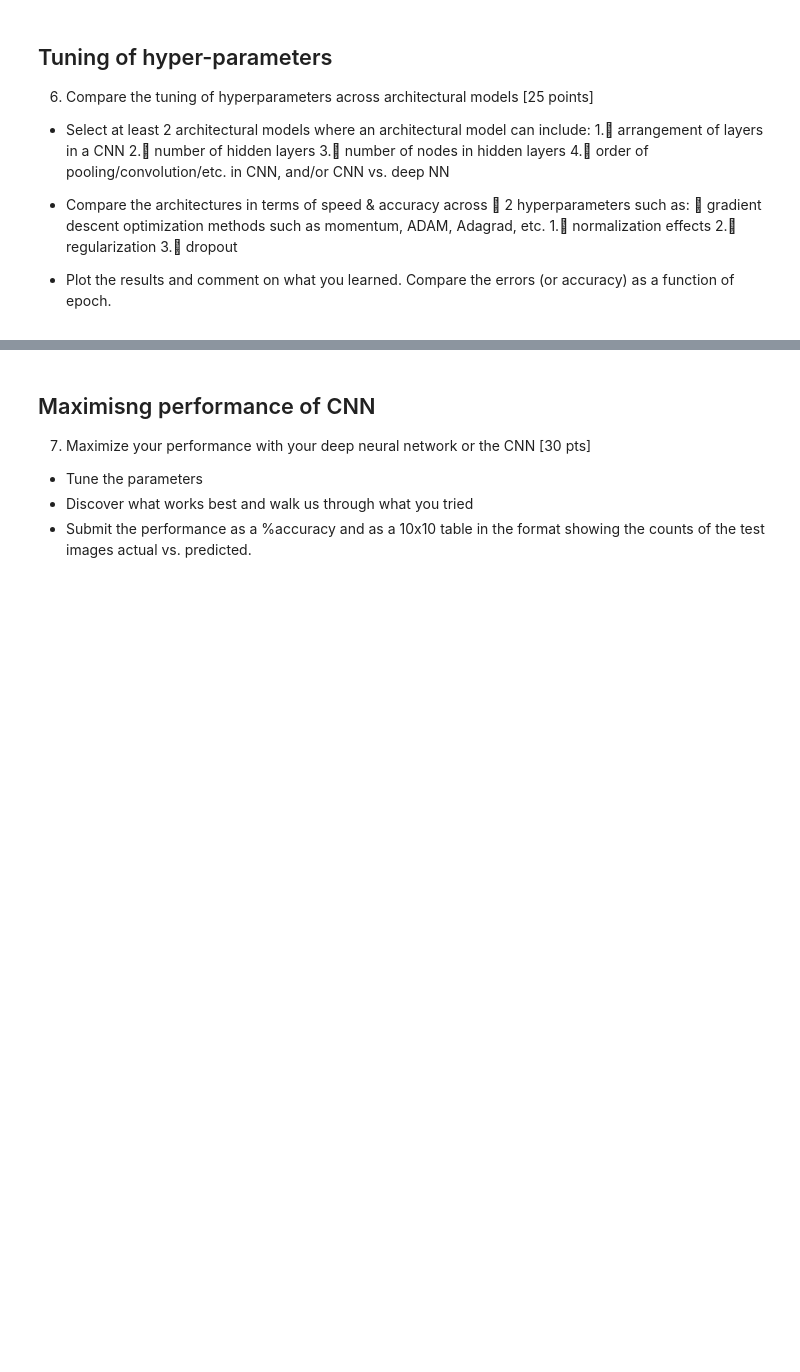
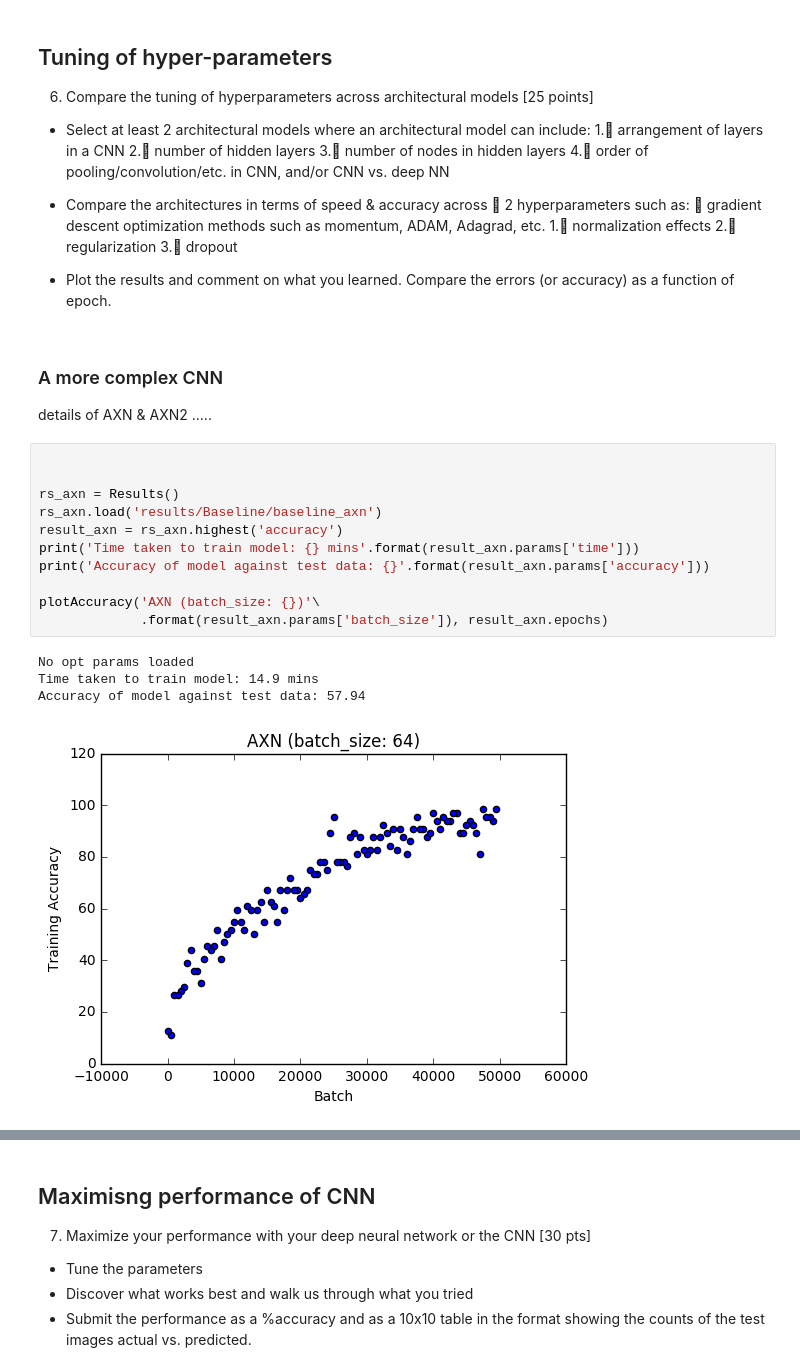
Before and after one commit to rabjohnston/E81HW4, a Jupyter notebook: submission/HW4.ipynb, the cells around one changed output, grey strips where cells are left out. Drawn from its saved outputs; the diff is of its cells as text; blank space fills up the shorter version.

```diff
--- a/submission/HW4.ipynb
+++ b/submission/HW4.ipynb
@@ -220,3 +259,23 @@ These can be done on the fly in testing or separately. TensorFlow includes some
 2. regularization
 3. dropout
 * Plot the results and comment on what you learned. Compare the errors (or accuracy) as a function of epoch.
+# %% [markdown]
+### A more complex CNN
+
+details of AXN & AXN2 .....
+# %%
+
+
+rs_axn = Results()
+rs_axn.load('results/Baseline/baseline_axn')
+result_axn = rs_axn.highest('accuracy')
+print('Time taken to train model: {} mins'.format(result_axn.params['time']))
+print('Accuracy of model against test data: {}'.format(result_axn.params['accuracy']))
+
+plotAccuracy('AXN (batch_size: {})'\
+             .format(result_axn.params['batch_size']), result_axn.epochs)
+# %% [output]
+No opt params loaded
+Time taken to train model: 14.9 mins
+Accuracy of model against test data: 57.94
+[figure, added]
```
Also changed, not shown: parts of 12 cells of this notebook.
